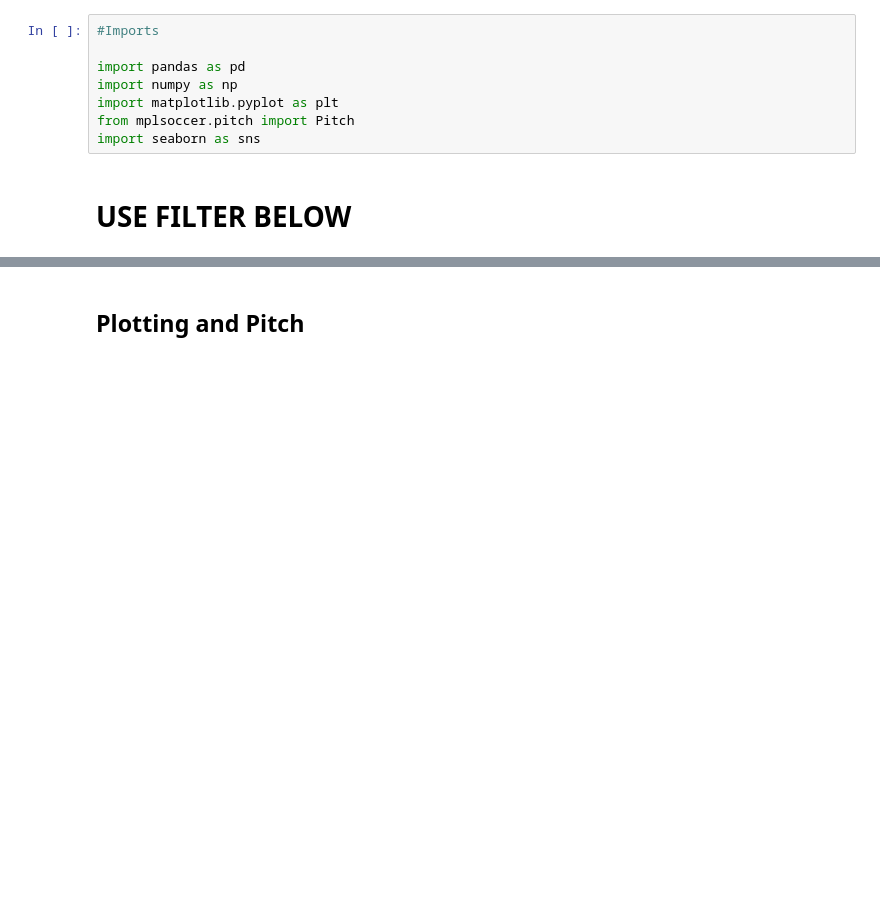
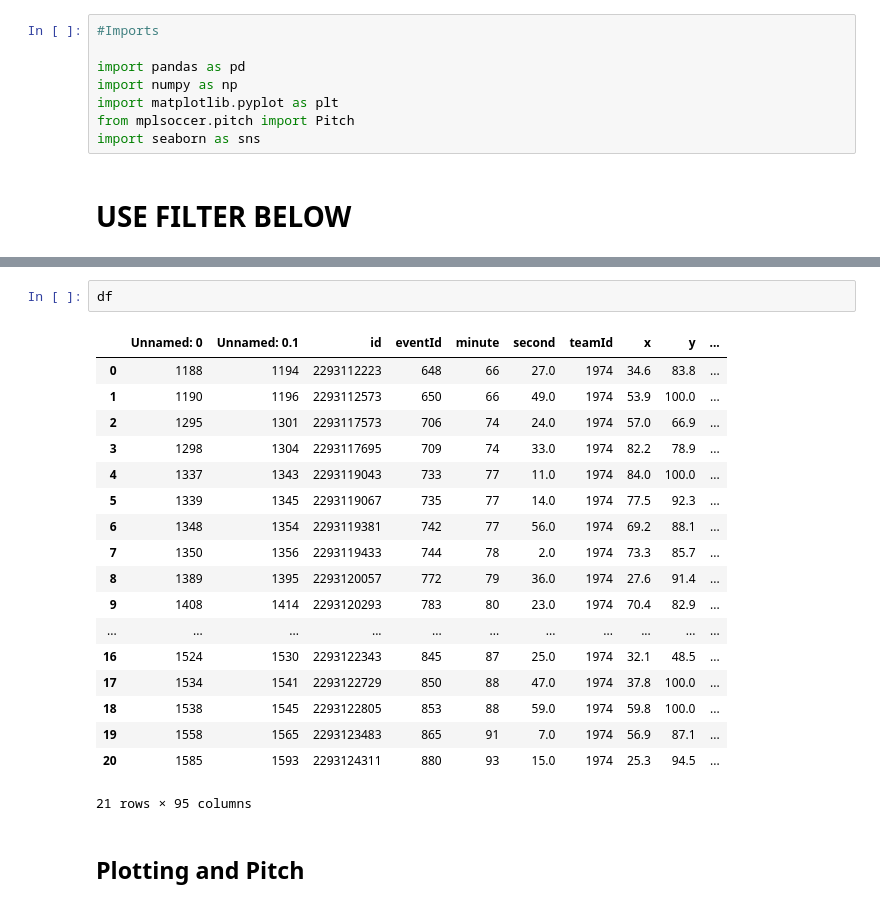
Before and after one commit to brandonfeeley/python-codes, a Jupyter notebook: Pass_Map.ipynb, the cells around one changed output, grey strips where cells are left out. Cells and saved outputs as stored; diff of their text form; blank space fills up the shorter version.

```diff
--- a/Pass_Map.ipynb
+++ b/Pass_Map.ipynb
@@ -28,4 +29,25 @@ Pass    31
 Name: type/displayName, dtype: int64
+# %%
+df
+# %% [output]
+|  | Unnamed: 0 | Unnamed: 0.1 | id | eventId | minute | second | teamId | x | y | ... |
+| 0 | 1188 | 1194 | 2293112223 | 648 | 66 | 27.0 | 1974 | 34.6 | 83.8 | ... |
+| 1 | 1190 | 1196 | 2293112573 | 650 | 66 | 49.0 | 1974 | 53.9 | 100.0 | ... |
+| 2 | 1295 | 1301 | 2293117573 | 706 | 74 | 24.0 | 1974 | 57.0 | 66.9 | ... |
+| 3 | 1298 | 1304 | 2293117695 | 709 | 74 | 33.0 | 1974 | 82.2 | 78.9 | ... |
+| 4 | 1337 | 1343 | 2293119043 | 733 | 77 | 11.0 | 1974 | 84.0 | 100.0 | ... |
+| 5 | 1339 | 1345 | 2293119067 | 735 | 77 | 14.0 | 1974 | 77.5 | 92.3 | ... |
+| 6 | 1348 | 1354 | 2293119381 | 742 | 77 | 56.0 | 1974 | 69.2 | 88.1 | ... |
+| 7 | 1350 | 1356 | 2293119433 | 744 | 78 | 2.0 | 1974 | 73.3 | 85.7 | ... |
+| 8 | 1389 | 1395 | 2293120057 | 772 | 79 | 36.0 | 1974 | 27.6 | 91.4 | ... |
+| 9 | 1408 | 1414 | 2293120293 | 783 | 80 | 23.0 | 1974 | 70.4 | 82.9 | ... |
+| ... | ... | ... | ... | ... | ... | ... | ... | ... | ... | ... |
+| 16 | 1524 | 1530 | 2293122343 | 845 | 87 | 25.0 | 1974 | 32.1 | 48.5 | ... |
+| 17 | 1534 | 1541 | 2293122729 | 850 | 88 | 47.0 | 1974 | 37.8 | 100.0 | ... |
+| 18 | 1538 | 1545 | 2293122805 | 853 | 88 | 59.0 | 1974 | 59.8 | 100.0 | ... |
+| 19 | 1558 | 1565 | 2293123483 | 865 | 91 | 7.0 | 1974 | 56.9 | 87.1 | ... |
+| 20 | 1585 | 1593 | 2293124311 | 880 | 93 | 15.0 | 1974 | 25.3 | 94.5 | ... |
+21 rows × 95 columns
 # %% [markdown]
 ## Plotting and Pitch
 # %%
```
Also changed, not shown: parts of 7 cells of this notebook, 8 other files.
